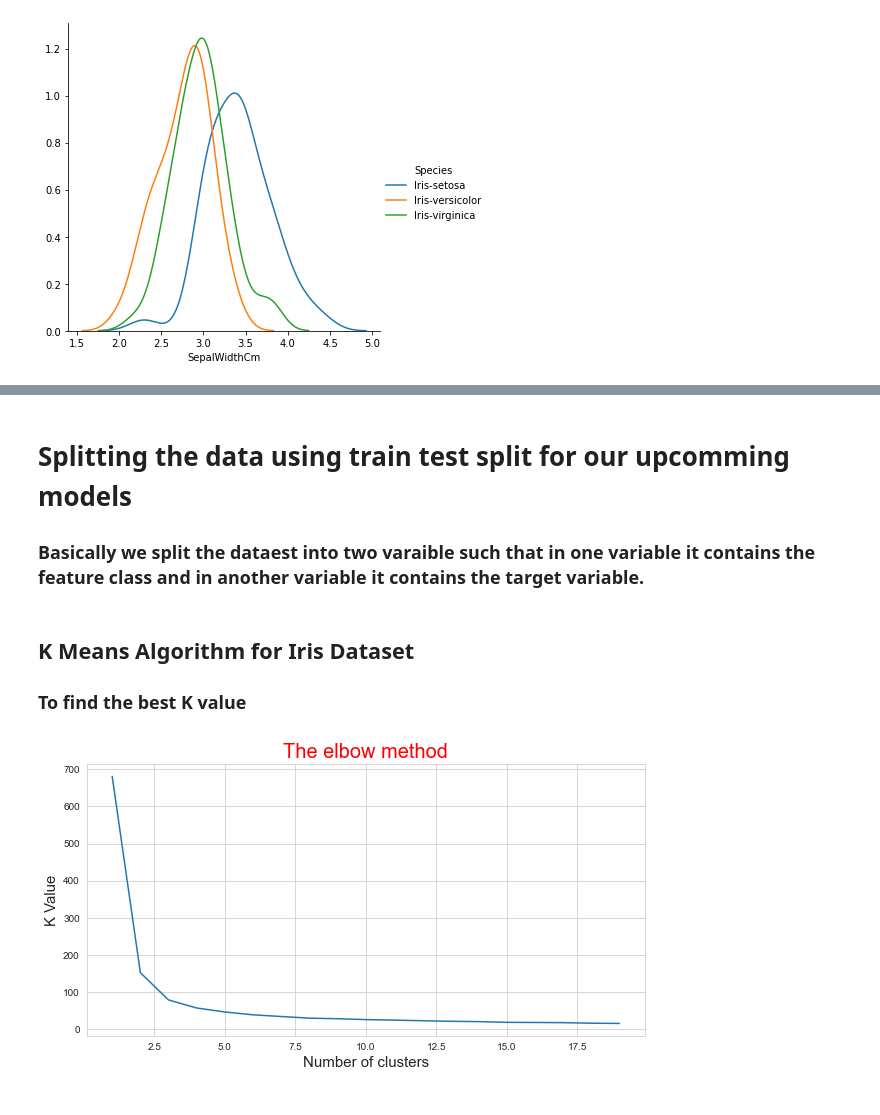
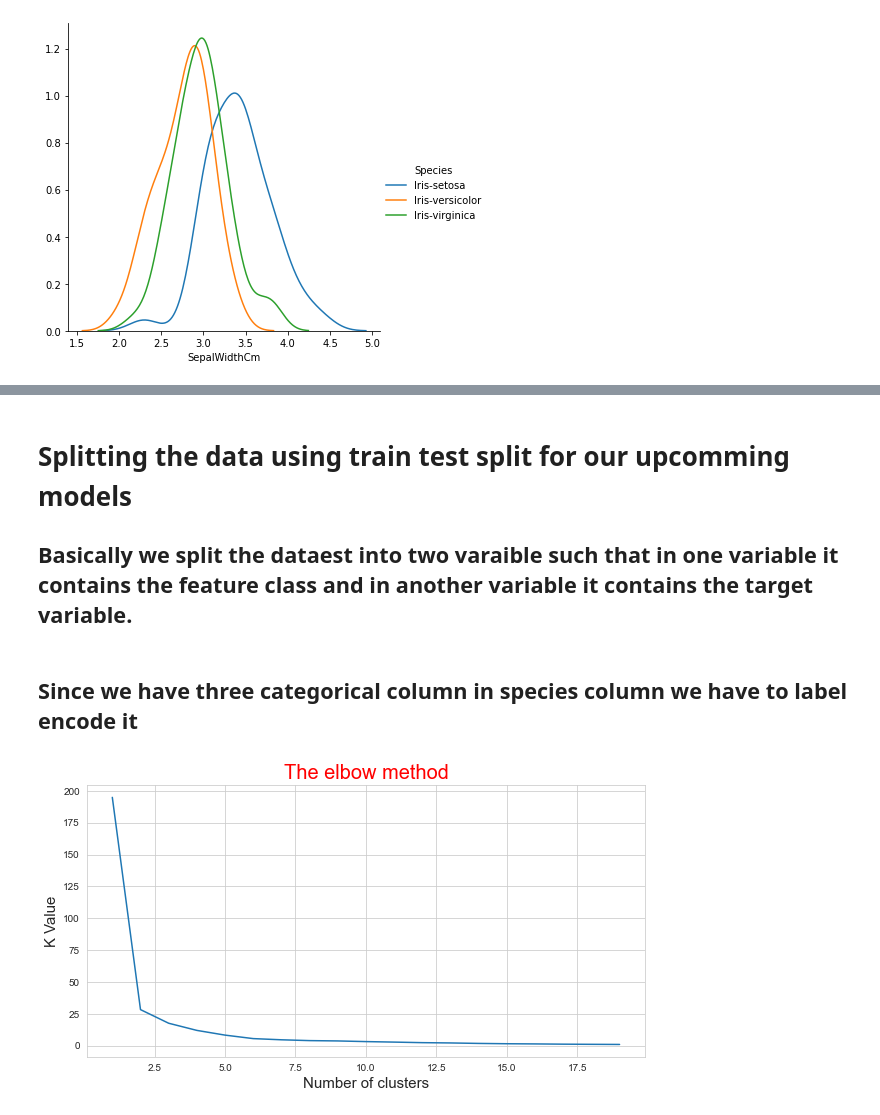
Before and after one commit to Aneruth/Iris-Flower-Analysis, a Jupyter notebook: iris.ipynb, the cells around one changed output, grey strips where cells are left out. Saved outputs shown, nothing was run; the diff lists cells and outputs as text; code cells hidden in the pictures.

```diff
--- a/iris.ipynb
+++ b/iris.ipynb
@@ -112,3 +71,3 @@ sns.pairplot(df,hue='Species',diag_kind='hist')
 # %% [markdown]
 # Splitting the data using train test split for our upcomming models
-### Basically we split the dataest into two varaible such that in one variable it contains the feature class and in another variable it contains the target variable. ###
+## Basically we split the dataest into two varaible such that in one variable it contains the feature class and in another variable it contains the target variable.
@@ -122,19 +74,37 @@ X_train, y_train, X_test, y_test = train_test_split(X, y, test_size=0.25, random
-# %% [markdown]
-## K Means Algorithm for Iris Dataset ##
-
-### To find the best K value ###
+# %% [markdown]
+## Since we have three categorical column in species column we have to label encode it ##
+# %%
+train_df, test_df = train_test_split(df.iloc[:, 1:])
+# %%
+# X Train
+X_train_df = train_df.iloc[:, :4]
+X_train = np.array(X_train_df)
+m = X_train.shape[0]
+
+# X Test
+X_test_df = test_df.iloc[:, :4]
+X_test = np.array(X_test_df)
+a = X_test.shape[0]
+
+#  y Train
+y_train_dummies = pd.get_dummies(train_df["Species"])
+Y_train = np.array(y_train_dummies)
+
+# y Test
+y_test_dummies = pd.get_dummies(test_df["Species"])
+Y_test = np.array(y_test_dummies)
 # %%
 k_value = []
 for i in range(1,20):
     km = KMeans(n_clusters = i, init = 'k-means++')
-    km.fit(X)
+    km.fit(X_test)
     k_value.append(km.inertia_)
+
+plt.figure(figsize=(10,5))
+plt.plot(range(1, 20), k_value)
+plt.title('The elbow method',fontsize=20,color='red')
+plt.xlabel('Number of clusters',fontsize=15)
+plt.ylabel('K Value',fontsize=15)
+plt.show()
+# %% [output]
+[figure, added]
-# %%
-plt.figure(figsize=(10,5))
-plt.plot(range(1, 20), k_value)
-plt.title('The elbow method',fontsize=20,color='red')
-plt.xlabel('Number of clusters',fontsize=15)
-plt.ylabel('K Value',fontsize=15)
-plt.show()
-# %% [output]
-[figure, removed]
```
Also changed, not shown: parts of 19 cells of this notebook, 2 other files.
